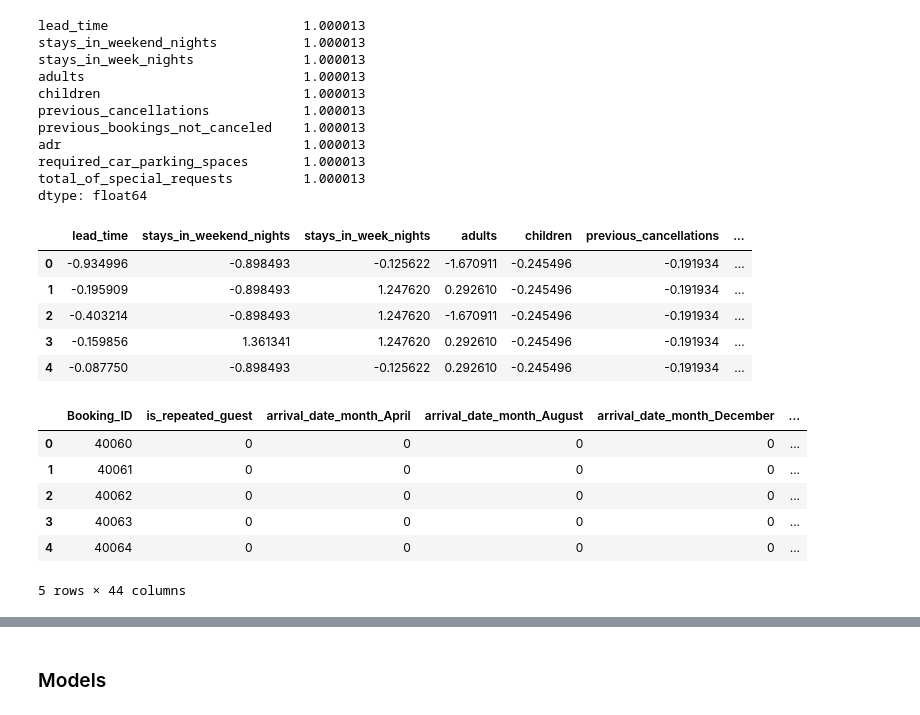
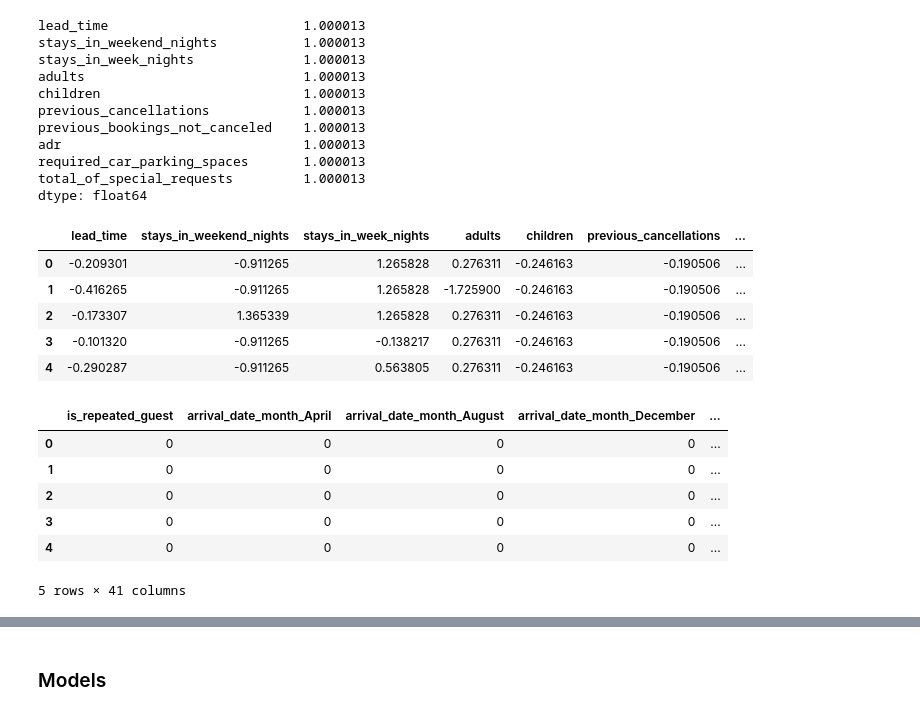
Before and after one commit to brandonmanggo/IS3107_G2, a Jupyter notebook: Dashboard/Models/Cancellation_ML.ipynb, the cells around one changed output, grey strips where cells are left out. Saved outputs shown, nothing was run; the diff lists cells and outputs as text; code cells hidden in the pictures.

```diff
--- a/Dashboard/Models/Cancellation_ML.ipynb
+++ b/Dashboard/Models/Cancellation_ML.ipynb
@@ -22,7 +22,7 @@ from sklearn.ensemble import AdaBoostClassifier
 import warnings
 warnings.filterwarnings('ignore')
 # %%
-train_df = pd.read_csv('../../Dataset/batch_data/city_hotel_bookings_updated.csv')
+train_df = pd.read_csv('../../Dataset/batch_data/city_hotel_bookings_updated (4).csv')
 #test_df = pd.read_csv('hotel_reservations_updated.csv')
 
 #Data cleaning to make 2015-2016 dataset match the incoming streaming data
@@ -52,7 +53,7 @@ train_df.children.fillna(0, inplace = True)
 # %%
 train_df.drop(['arrival_date_week_number', 'babies', 'country', 'distribution_channel',
                                'assigned_room_type', 'booking_changes', 'deposit_type', 'agent', 'company',
-                               'days_in_waiting_list', 'customer_type', 'reservation_status', 'reservation_status_date'],
+                               'days_in_waiting_list', 'customer_type', 'reservation_status', 'reservation_status_date', 'hotel'],
                               axis = 1, inplace = True)
 
 print(train_df.dtypes)
@@ -231,22 +232,22 @@ dtype: float64
 num_normalized_df.head()
 # %% [output]
 |  | lead_time | stays_in_weekend_nights | stays_in_week_nights | adults | children | previous_cancellations | ... |
-| 0 | -0.934996 | -0.898493 | -0.125622 | -1.670911 | -0.245496 | -0.191934 | ... |
-| 1 | -0.195909 | -0.898493 | 1.247620 | 0.292610 | -0.245496 | -0.191934 | ... |
-| 2 | -0.403214 | -0.898493 | 1.247620 | -1.670911 | -0.245496 | -0.191934 | ... |
-| 3 | -0.159856 | 1.361341 | 1.247620 | 0.292610 | -0.245496 | -0.191934 | ... |
-| 4 | -0.087750 | -0.898493 | -0.125622 | 0.292610 | -0.245496 | -0.191934 | ... |
+| 0 | -0.209301 | -0.911265 | 1.265828 | 0.276311 | -0.246163 | -0.190506 | ... |
+| 1 | -0.416265 | -0.911265 | 1.265828 | -1.725900 | -0.246163 | -0.190506 | ... |
+| 2 | -0.173307 | 1.365339 | 1.265828 | 0.276311 | -0.246163 | -0.190506 | ... |
+| 3 | -0.101320 | -0.911265 | -0.138217 | 0.276311 | -0.246163 | -0.190506 | ... |
+| 4 | -0.290287 | -0.911265 | 0.563805 | 0.276311 | -0.246163 | -0.190506 | ... |
 # %%
-df = pd.concat([booking_df, categorical_df, num_normalized_df], axis = 1)
+df = pd.concat([categorical_df, num_normalized_df], axis = 1)
 y = train_df['is_canceled']
 df.drop(['is_canceled'], axis=1, inplace=True)
 x = df
 x.head()
 # %% [output]
-|  | Booking_ID | is_repeated_guest | arrival_date_month_April | arrival_date_month_August | arrival_date_month_December | ... |
-| 0 | 40060 | 0 | 0 | 0 | 0 | ... |
-| 1 | 40061 | 0 | 0 | 0 | 0 | ... |
-| 2 | 40062 | 0 | 0 | 0 | 0 | ... |
-| 3 | 40063 | 0 | 0 | 0 | 0 | ... |
-| 4 | 40064 | 0 | 0 | 0 | 0 | ... |
+|  | is_repeated_guest | arrival_date_month_April | arrival_date_month_August | arrival_date_month_December | ... |
+| 0 | 0 | 0 | 0 | 0 | ... |
+| 1 | 0 | 0 | 0 | 0 | ... |
+| 2 | 0 | 0 | 0 | 0 | ... |
+| 3 | 0 | 0 | 0 | 0 | ... |
+| 4 | 0 | 0 | 0 | 0 | ... |
-5 rows × 44 columns
+5 rows × 41 columns
```
Also changed, not shown: parts of 20 cells of this notebook.
